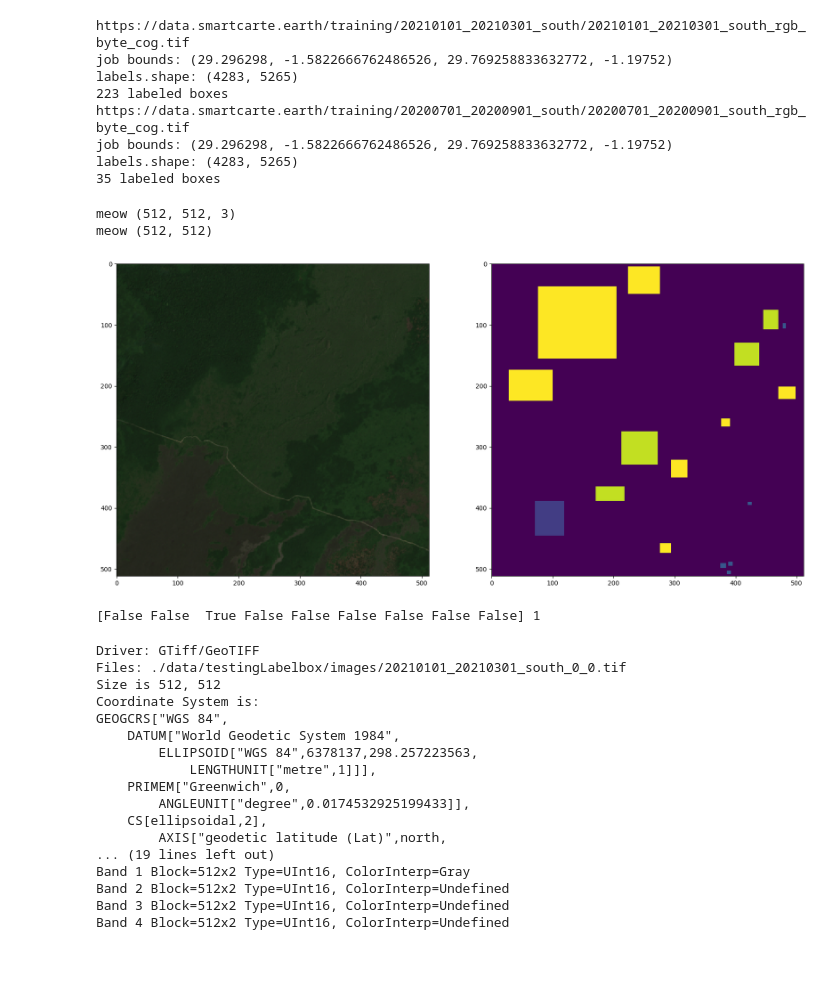
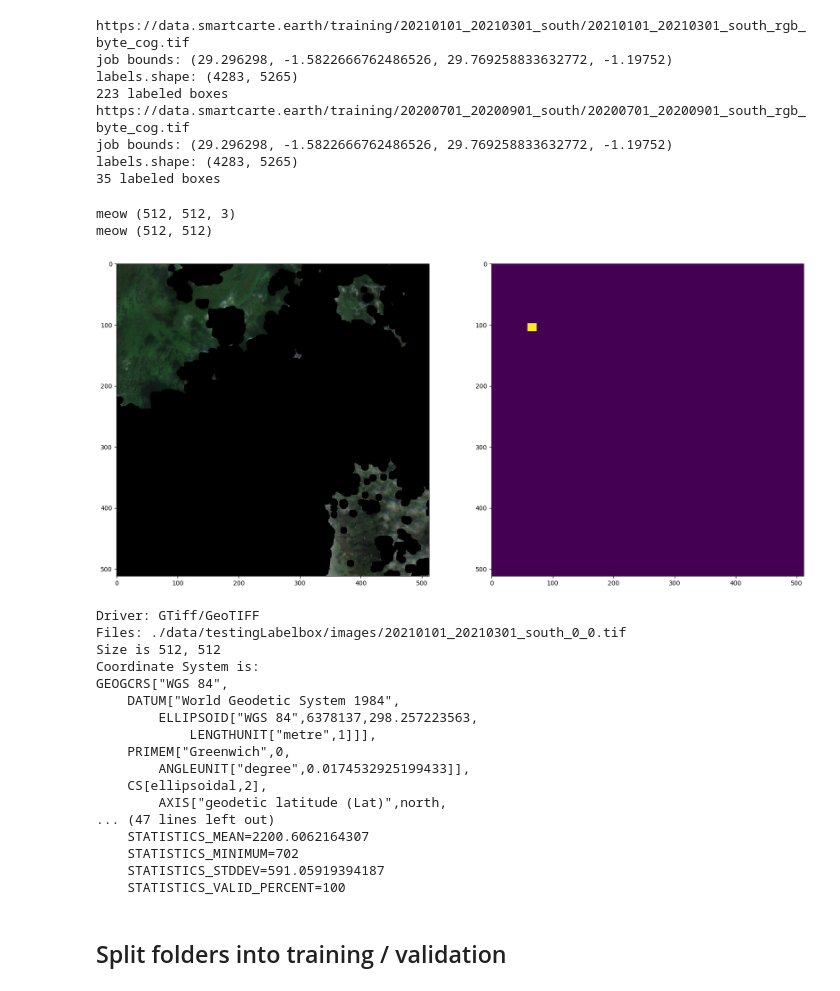
Before and after one commit to caseyslaught/smartcarte-containers, a Jupyter notebook: notebooks/src/TestingLabelbox.ipynb, the cells around one changed output. Cells and saved outputs as stored; diff of their text form; code cells hidden in the pictures; blank space fills up the shorter version.

```diff
--- a/notebooks/src/TestingLabelbox.ipynb
+++ b/notebooks/src/TestingLabelbox.ipynb
@@ -253,40 +197,31 @@ labels.shape: (4283, 5265)
 # %%
 %reload_ext autoreload
 %autoreload 2
 
 import common.utilities.visualization as visualization
 
 
 fig, (ax1, ax2) = plt.subplots(1, 2, figsize=(20, 10))
 
-job = '20210101_20210301_south_0_0'
+job = '20210101_20210301_south_5_4'
 
 with rasterio.open(f"./data/testingLabelbox/images/{job}.tif") as f:
-    data = f.read()
+    data = f.read(masked=True)
     visualization.plot_bands(data, bands=[2, 1, 0], ax=ax1, scale=True, transpose=True)
 
 with rasterio.open(f"./data/testingLabelbox/labels/{job}.tif") as f:
     data = f.read(1)
     visualization.plot_bands(data, bands=1, ax=ax2, cmap="viridis")
 # %% [output]
 meow (512, 512, 3)
 meow (512, 512)
-[figure, old version]
+[figure, new version]
-# %%
-array = np.array([10, 20, 30, 40, 50, 60, 70, 80, 90])
-low = 29
-high = 31
-
-result = np.logical_and(array > low, array < high)
-print(result, np.sum(result))
-# %% [output]
-[False False  True False False False False False False] 1
 # %%
 %%bash
 
 #gdalinfo ./data/testingLabelbox/temp/20200701_20200901_south_labels.tif
 #gdalinfo ./data/testingLabelbox/temp/test_image.tif
-gdalinfo ./data/testingLabelbox/images/20210101_20210301_south_0_0.tif
+gdalinfo -stats ./data/testingLabelbox/images/20210101_20210301_south_0_0.tif
 # %% [output]
 Driver: GTiff/GeoTIFF
 Files: ./data/testingLabelbox/images/20210101_20210301_south_0_0.tif
@@ -300,8 +235,10 @@ GEOGCRS["WGS 84",
         ANGLEUNIT["degree",0.0174532925199433]],
     CS[ellipsoidal,2],
         AXIS["geodetic latitude (Lat)",north,
-... (19 lines left out)
-Band 1 Block=512x2 Type=UInt16, ColorInterp=Gray
-Band 2 Block=512x2 Type=UInt16, ColorInterp=Undefined
-Band 3 Block=512x2 Type=UInt16, ColorInterp=Undefined
-Band 4 Block=512x2 Type=UInt16, ColorInterp=Undefined
+... (47 lines left out)
+    STATISTICS_MEAN=2200.6062164307
+    STATISTICS_MINIMUM=702
+    STATISTICS_STDDEV=591.05919394187
+    STATISTICS_VALID_PERCENT=100
+# %% [markdown]
+## Split folders into training / validation
```
Also changed, not shown: parts of 7 cells of this notebook, 6 other files.
